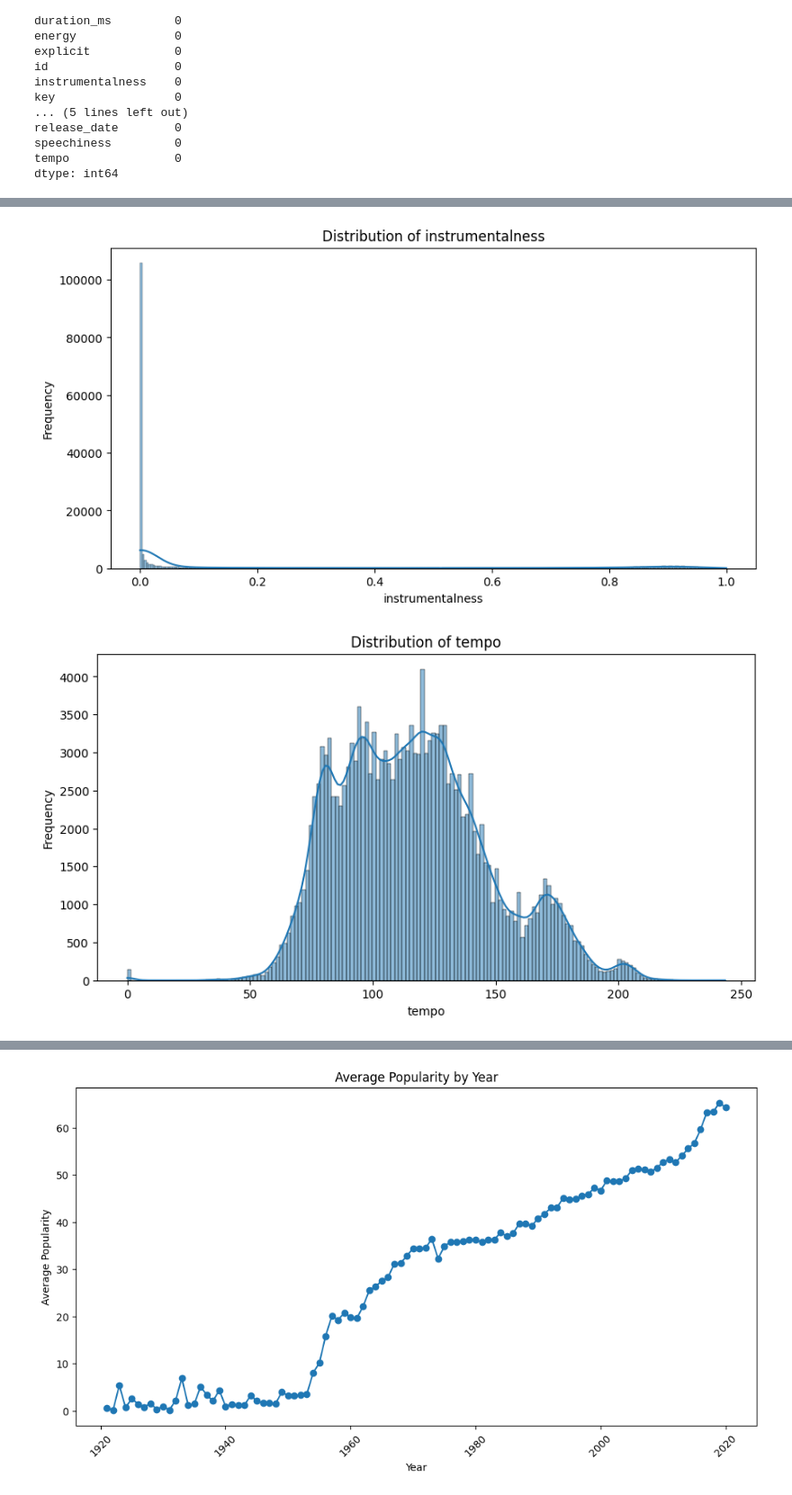
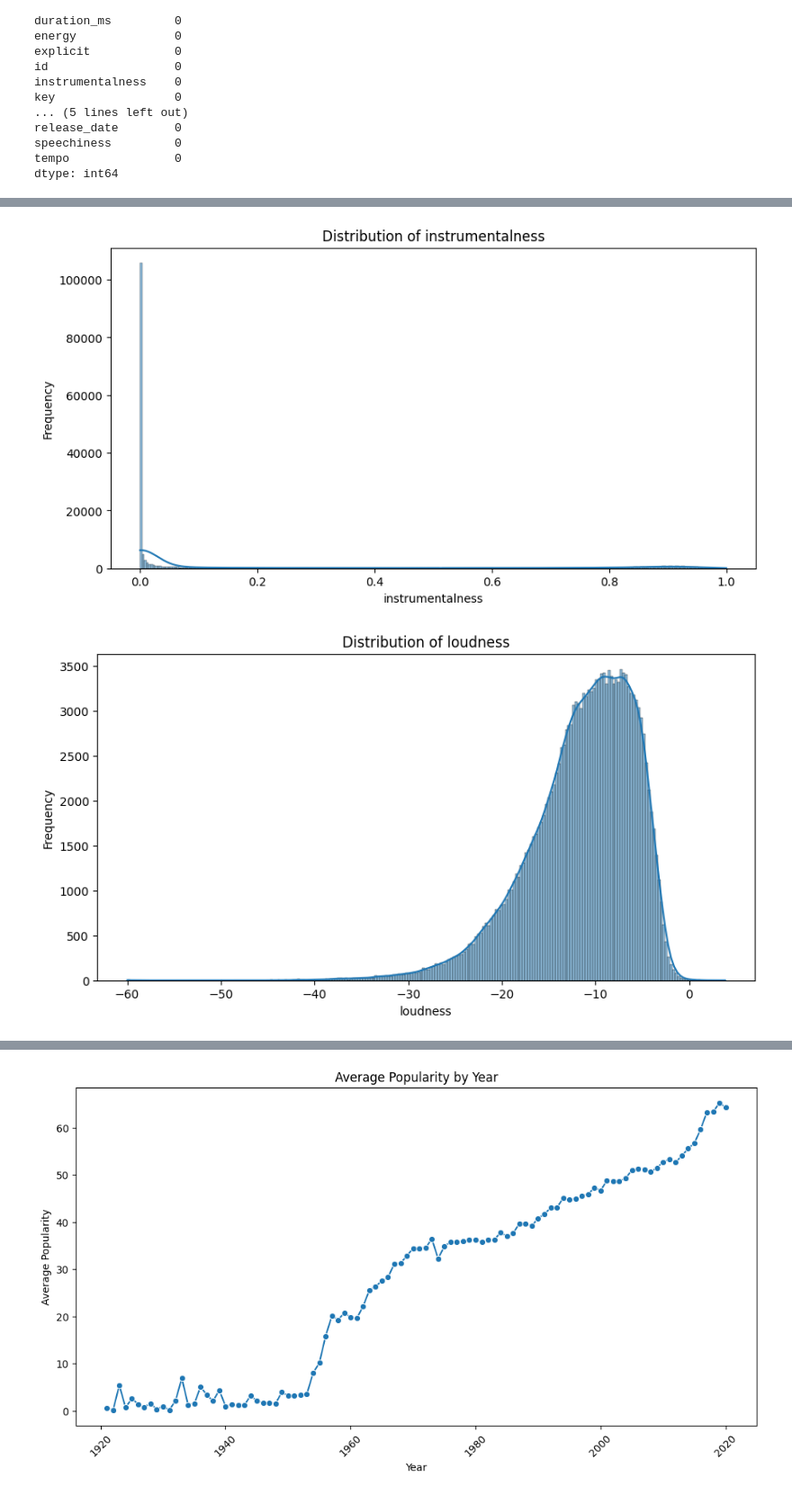
Before and after one commit to Nobodybob1/Music-Recommendation, a Jupyter notebook: main.ipynb, the cells around one changed output, grey strips where cells are left out. Shown: that part at 90% size. Drawn from its saved outputs; the diff is of its cells as text; code cells hidden in the pictures.

```diff
--- a/main.ipynb
+++ b/main.ipynb
@@ -69,19 +69,19 @@ import matplotlib.pyplot as plt
 import seaborn as sns
 # %%
 # Distribution of main features
-features = ['valence', 'acousticness', 'danceability', 'energy', 'instrumentalness', 'tempo', 'speechiness']
+features = ['valence', 'acousticness', 'danceability', 'energy', 'instrumentalness', 'loudness','tempo', 'speechiness']
 
 for col in features:
     plt.figure(figsize=(10, 5))
     sns.histplot(train_data[col], kde=True)
     plt.title(f'Distribution of {col}')
     plt.xlabel(col)
     plt.ylabel('Frequency')
     plt.show()
 # %% [output]
 [figure]
 [figure]
 [figure]
 [figure]
 [figure]
-[figure, old version]
+[figure, new version]
```
Also changed, not shown: parts of 14 cells of this notebook.
